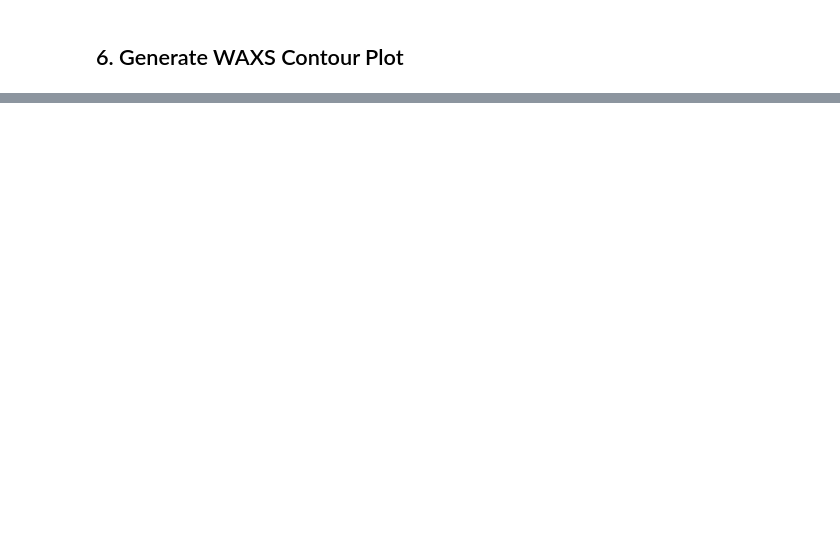
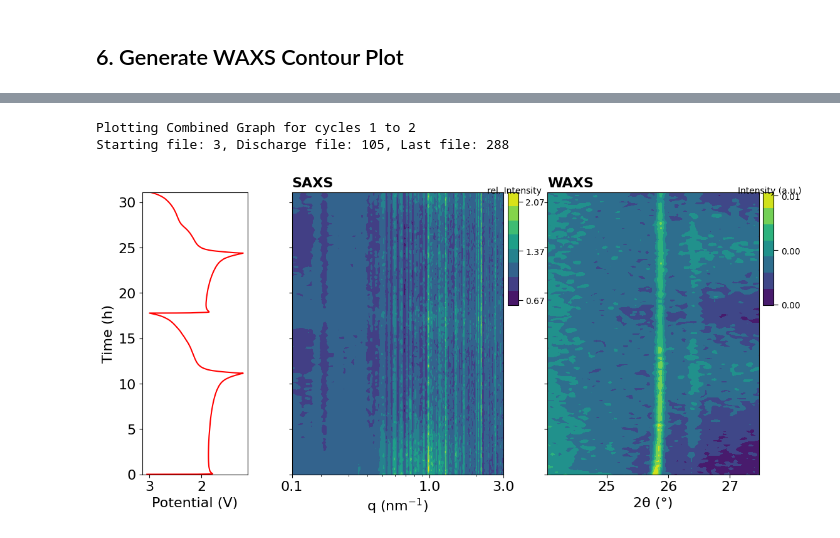
Before and after one commit to PronoyDutta/SAXS_WAXS, a Jupyter notebook: Final_Notebooks/main_analysis.ipynb, the cells around one changed output, grey strips where cells are left out. Drawn from its saved outputs; the diff is of its cells as text; code cells hidden in the pictures; blank space fills up the shorter version.

```diff
--- a/Final_Notebooks/main_analysis.ipynb
+++ b/Final_Notebooks/main_analysis.ipynb
@@ -102,0 +297,33 @@ contourplot(
+# %%
+# ---- COMBINED ELECTROCHEMISTRY + SAXS + WAXS PLOT ----
+# This single plot shows the electrochemistry curve next to both SAXS and WAXS contour plots
+print(f"Plotting Combined Graph for cycles {starting_cycle} to {end_cycle}")
+print(f"Starting file: {starting_file}, Discharge file: {discharge_file}, Last file: {last_file}")
+
+# You can choose 'side' or 'bottom' for colorbar_position
+combined_contourplot(
+    saxs_data_normalization='relative',
+    waxs_data_normalization='absolute', # 'relative' or 'absolute'
+    saxs_dict=corrected_saxs,
+    waxs_dict=all_data['WAXS'],
+    new_time_dict=all_data['TimeStamps_SAXS'],
+    saxs_min_limit=sample_settings['SAXS_Min_Limit'],
+    saxs_max_limit=sample_settings['SAXS_Max_Limit'],
+    waxs_min_limit=24,
+    waxs_max_limit=27.5,
+    Normalization_file_saxs=discharge_file, # Set your normalization file for SAXS
+    Normalization_file_waxs=starting_file, # Set your normalization file for WAXS
+    colorbar_position='side', # Options: 'side', 'bottom'
+    inset_colorbar_inside=True,
+    starting_file=starting_file,
+    last_file=last_file,
+    elec_df_2=elec_df_2,
+    y_axis_mode='time', # 'time' or 'capacity'
+    # applied_current=0.5, # Required if y_axis_mode='capacity'
+    # active_material_mass=2.0, # Required if y_axis_mode='capacity'
+    save_plot=False
+)
+# %% [output]
+Plotting Combined Graph for cycles 1 to 2
+Starting file: 3, Discharge file: 105, Last file: 288
+[figure, added]
```
Also changed, not shown: parts of 14 cells of this notebook, 4 other files.
